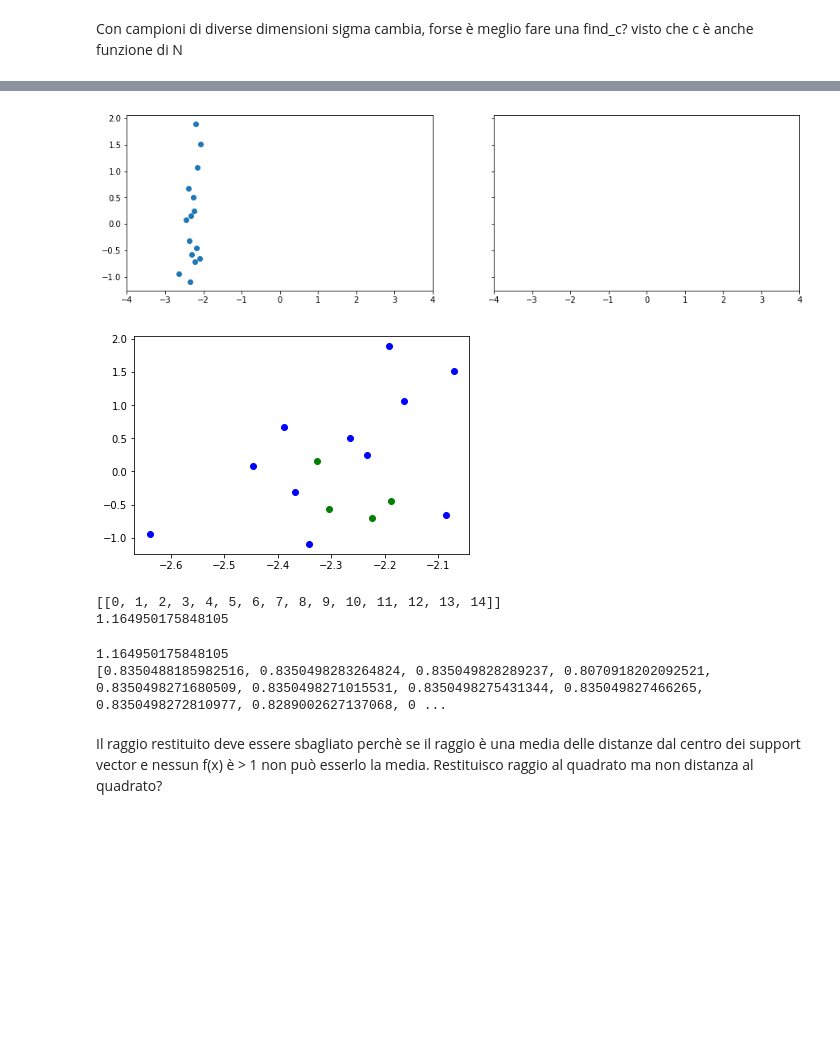
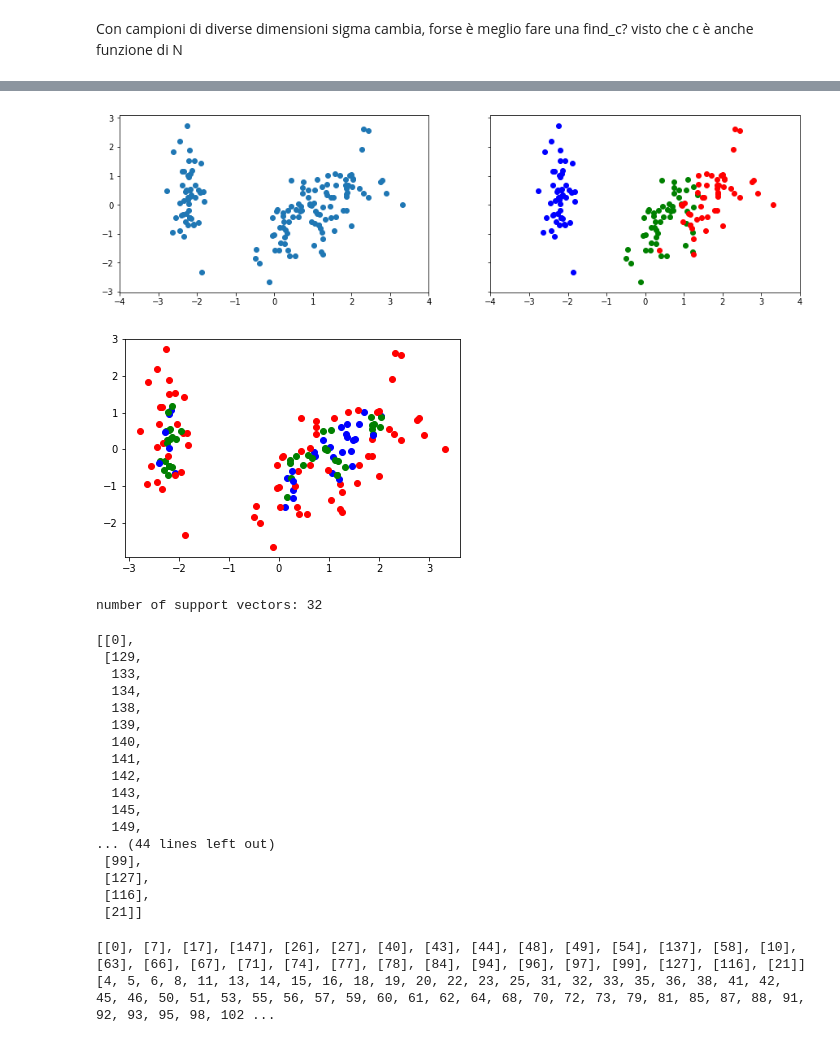
Before and after one commit to lucacrm/fuzzysets, a Jupyter notebook: support-vector-clustering-iris.ipynb, the cells around one changed output, grey strips where cells are left out. Drawn from its saved outputs; the diff is of its cells as text; code cells hidden in the pictures; blank space fills up the shorter version.

Commit message:
radius problem fixed and estimated membership function

```diff
--- a/support-vector-clustering-iris.ipynb
+++ b/support-vector-clustering-iris.ipynb
@@ -151,13 +151,14 @@ def distance_from_center(x_new, x, b_opt, k, gram_term):
     d = d1 - 2 * d2 + gram_term
     return d
 
-def squared_radius_and_distance(x, b_opt, k, c):
+def squared_radius_and_distance(x, b_opt, index_sv, k, c):
     '''
     Computes the squared squared radius of the found sphere and a function returning
     the squared distance between the image of a generic point and the sphere center
 
     - x: array of points to be clustered
     - b_opt: optimal value of variables in the Wolfe dual problem
+    - index_sv: index of the support vector in the dataset
     - k: kernel function
     - c: trade-off parameter
 
@@ -167,11 +168,10 @@ def squared_radius_and_distance(x, b_opt, k, c):
     - d is the function computing the squared distance
     '''
 
-    x_sv = [b for b in b_opt if 0 < b < c]
     gram = np.array(np.array([[k.compute(x1, x2) for x1 in x] for x2 in x]))
     gram_term = np.array(b_opt).dot(gram.dot(b_opt))
     d = lambda x_new: distance_from_center(x_new, x, b_opt, k, gram_term)
-    r = [d(sv) for sv in x_sv]
+    r = [d(sv) for sv in x[[i for i in index_sv]]]
     if len(r) == 0:
         return None
 
@@ -256,12 +256,13 @@ def clustering(x, sigma, c, labels=[], graph=False):
                 plt.plot(x[i][0],x[i][1],'go')
             index_v.append(i)
 
-    radius, d = squared_radius_and_distance(x, betas, k, c)
+    radius, d = squared_radius_and_distance(x, betas, index_sv, k, c)
 
     if(graph):
         plt.show()
+        print "number of support vectors: %d" %len(index_sv)
 
-    return build_clusters(x, index_v, index_sv, radius, d), radius
+    return build_clusters(x, index_v, index_sv, radius, d), radius, index_bsv
 # %%
 def count_clusters(clusters):
     return len(filter(lambda x: len(x)>1, clusters)), len(filter(lambda x: len(x)==1, clusters))
@@ -331,26 +321,42 @@ print radius
-# %%
-clusters0, radius0 = clustering([sample[i] for i in clusters[0]], sigma, 1,
-                                labels=[labels[i] for i in clusters[0]], graph=True)
-print clusters0
-print radius0
-# %% [output]
-[figure, removed]
-[figure, removed]
-[[0, 1, 2, 3, 4, 5, 6, 7, 8, 9, 10, 11, 12, 13, 14]]
-1.164950175848105
-# %%
-k = GaussianKernel(sigma)
-betas = solve_wolf([sample[i] for i in clusters[0]], k, 1)
-r, f = squared_radius_and_distance([sample[i] for i in clusters[0]], betas, k, 1)
-print r
-print [f(x) for x in [sample[i] for i in clusters[0]]]
-# %% [output]
-1.164950175848105
-[0.8350488185982516, 0.8350498283264824, 0.835049828289237, 0.8070918202092521, 0.8350498271680509, 0.8350498271015531, 0.8350498275431344, 0.835049827466265, 0.8350498272810977, 0.8289002627137068, 0 ...
-# %% [markdown]
-Il raggio restituito deve essere sbagliato perchè se il raggio è una media delle distanze dal centro dei support vector
-e nessun f(x) è > 1 non può esserlo la media.
-Restituisco raggio al quadrato ma non distanza al quadrato?
+# %%
+n = 40
+p = 0.6
+q = 6
+sample, l = get_a_sample(iris_values_2d, n)
+sigma = 1/((2*q))**0.5
+c = 1/(len(iris_values_2d)*p)
+clusters, r, i_bsv = clustering(iris_values_2d, sigma, c, labels=iris_labels, graph=True)
+# %% [output]
+[figure, added]
+[figure, added]
+number of support vectors: 32
+# %%
+clusters
+# %% [output]
+[[0],
+ [129,
+  133,
+  134,
+  138,
+  139,
+  140,
+  141,
+  142,
+  143,
+  145,
+  149,
+... (44 lines left out)
+ [99],
+ [127],
+ [116],
+ [21]]
+# %%
+singletons_indexes = [cl for cl in clusters if len(cl)==1]
+print singletons_indexes
+print i_bsv
+# %% [output]
+[[0], [7], [17], [147], [26], [27], [40], [43], [44], [48], [49], [54], [137], [58], [10], [63], [66], [67], [71], [74], [77], [78], [84], [94], [96], [97], [99], [127], [116], [21]]
+[4, 5, 6, 8, 11, 13, 14, 15, 16, 18, 19, 20, 22, 23, 25, 31, 32, 33, 35, 36, 38, 41, 42, 45, 46, 50, 51, 53, 55, 56, 57, 59, 60, 61, 62, 64, 68, 70, 72, 73, 79, 81, 85, 87, 88, 91, 92, 93, 95, 98, 102 ...
 # %%
 def get_estimated_membership_function(cluster, sigma, c, n=1500):
 
```
Also changed, not shown: parts of 6 cells of this notebook.
